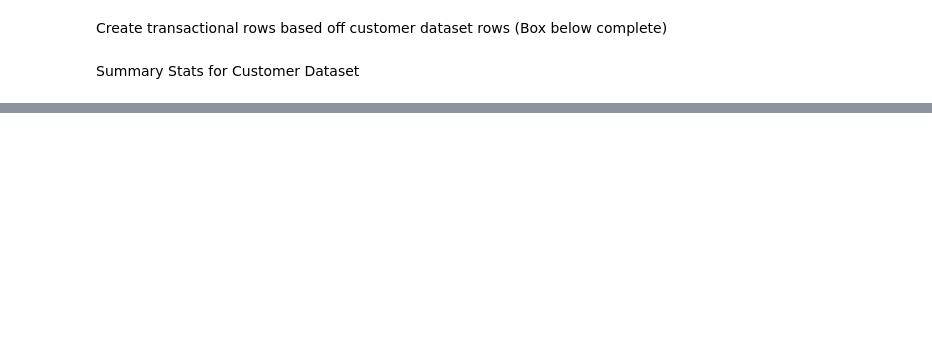
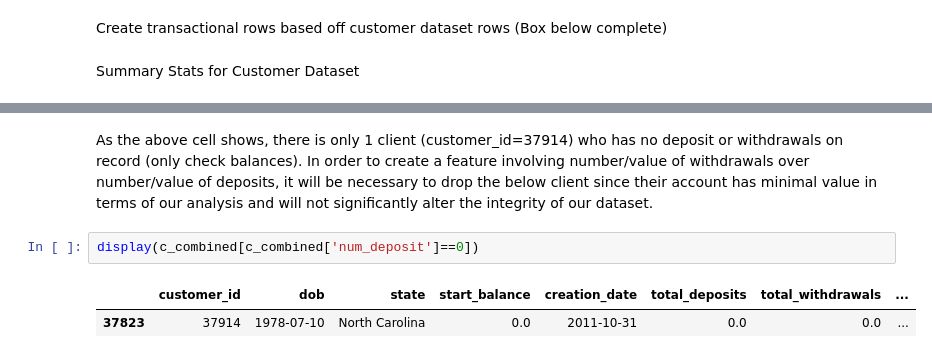
Before and after one commit to gegaddis/bank-churn, a Jupyter notebook: scratch.ipynb, the cells around one changed output, grey strips where cells are left out. Saved outputs shown, nothing was run; the diff lists cells and outputs as text; blank space fills up the shorter version.

```diff
--- a/scratch.ipynb
+++ b/scratch.ipynb
@@ -200,0 +379,7 @@ print(13*365)
+# %% [markdown]
+As the above cell shows, there is only 1 client (customer_id=37914) who has no deposit or withdrawals on record (only check balances). In order to create a feature involving number/value of withdrawals over number/value of deposits, it will be necessary to drop the below client since their account has minimal value in terms of our analysis and will not significantly alter the integrity of our dataset.
+# %%
+display(c_combined[c_combined['num_deposit']==0])
+# %% [output]
+|  | customer_id | dob | state | start_balance | creation_date | total_deposits | total_withdrawals | ... |
+| 37823 | 37914 | 1978-07-10 | North Carolina | 0.0 | 2011-10-31 | 0.0 | 0.0 | ... |
```
Also changed, not shown: parts of 15 cells of this notebook, 2 other files.
